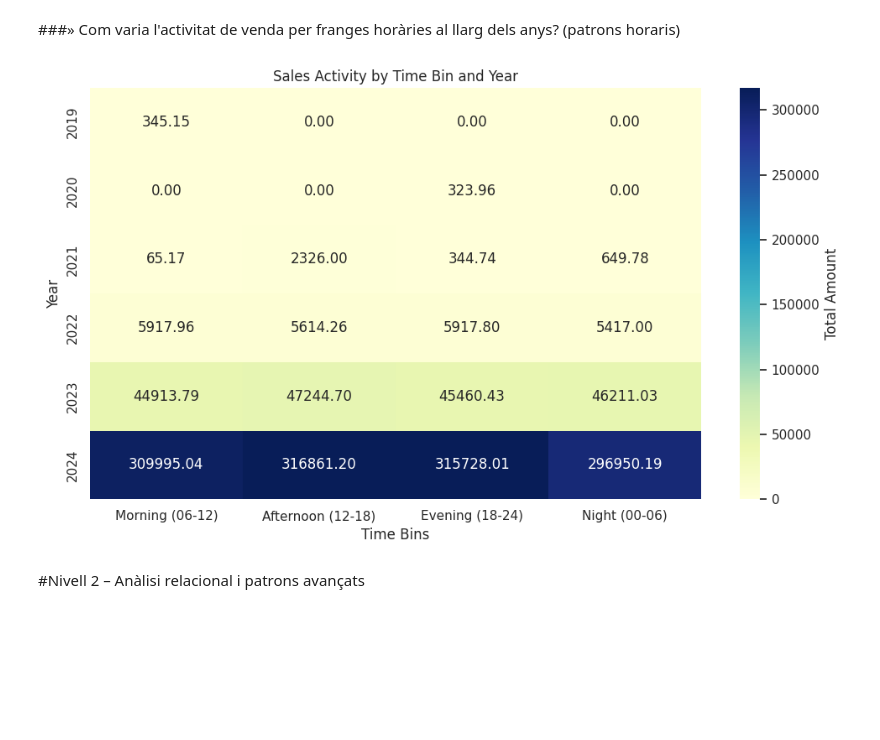
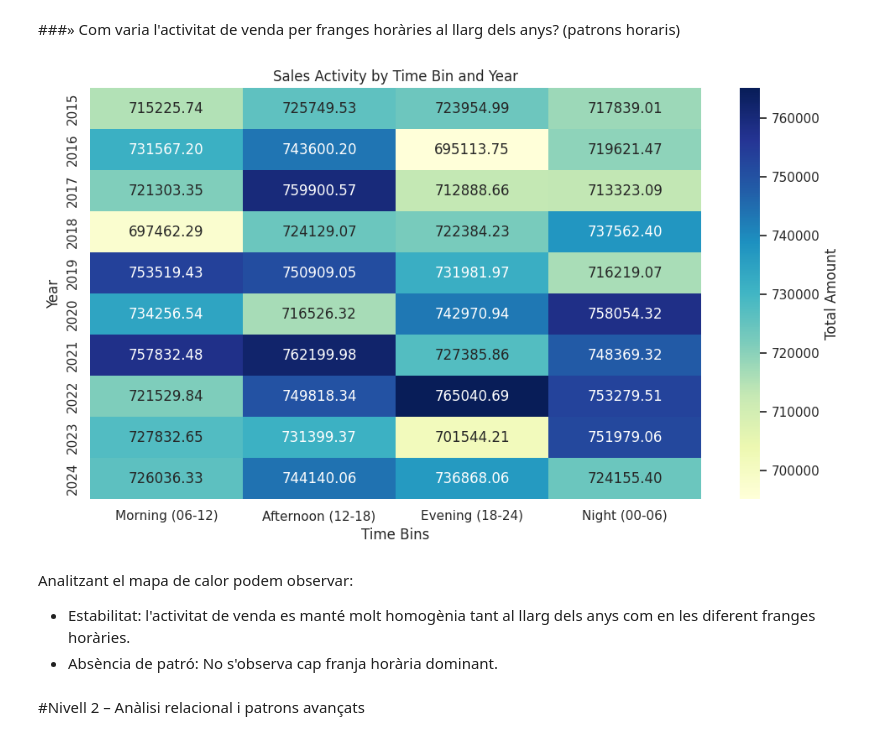
Before and after one commit to Aksce98/IT-Academy, a Jupyter notebook: Sprint_9/Sprint_9.ipynb, the cells around one changed output. Cells and saved outputs as stored; diff of their text form; code cells hidden in the pictures; blank space fills up the shorter version.

```diff
--- a/Sprint_9/Sprint_9.ipynb
+++ b/Sprint_9/Sprint_9.ipynb
@@ -94,0 +172,29 @@ No s'observen diferències significants en els imports de les transaccions en le
+# %%
+# 1. Creem una nova columna amb l'hora del dia a partir del timestamp
+transactions['hora'] = transactions['timestamp'].dt.hour
+
+# 2. Configurem la mida de la figura per a una visualització clara
+plt.figure(figsize=(14, 6))
+
+# 3. Utilitzem un violinplot de seaborn per analitzar la distribució dels imports
+sns.violinplot(
+    data=transactions,
+    x='hora',
+    y='amount',
+    hue='declined',
+    split=True,
+    inner='quartile',
+    palette={0: '#2ca02c', 1: '#d62728'}  # Verd per acceptades, vermell per rebutjades
+)
+
+# 4. Personalitzem i millorem el gràfic
+plt.title("Distribució de l'Import de les Transaccions per Hora i Estat", fontsize=14, fontweight='bold')
+plt.xlabel("Hora del dia (0-23)", fontsize=12)
+plt.ylabel("Import de la Transacció (€)", fontsize=12)
+
+# Ajustem la llegenda per fer-la més explicativa
+plt.legend(title="Estat", labels=['Acceptada (0)', 'Rebutjada (1)'], loc='upper right')
+
+plt.grid(True, axis='y', linestyle='--', alpha=0.7)
+plt.tight_layout()
+plt.show()
@@ -231,33 +341,38 @@ No, tots els usuaris van deixar de comprar far temps, ja que la última transacc
 # %%
 def assign_time_bin(hour):
     if 6 <= hour < 12:
         return 'Morning (06-12)'
     elif 12 <= hour < 18:
         return 'Afternoon (12-18)'
     elif 18 <= hour < 24:
         return 'Evening (18-24)'
     else:
         return 'Night (00-06)'
 
+df = pd.DataFrame()
 df['amount'] = transactions['amount']
-df['year'] = df['timestamp'].dt.year
-df['hour'] = df['timestamp'].dt.hour
+df['year'] = transactions['timestamp'].dt.year
+df['hour'] = transactions['timestamp'].dt.hour
 df['time_bin'] = df['hour'].apply(assign_time_bin)
 
 ct = pd.crosstab(df['year'], df['time_bin'], values=df['amount'], aggfunc='sum').fillna(0)
 
 time_order = ['Morning (06-12)', 'Afternoon (12-18)', 'Evening (18-24)', 'Night (00-06)']
 ct = ct.reindex(columns=[col for col in time_order if col in ct.columns])
 
 plt.figure(figsize=(10, 6))
 sns.heatmap(ct, annot=True, fmt=".2f", cmap="YlGnBu", cbar_kws={'label': 'Total Amount'})
 plt.title("Sales Activity by Time Bin and Year")
 plt.xlabel("Time Bins")
 plt.ylabel("Year")
 plt.tight_layout()
 plt.show()
 # %% [output]
-[figure, old version]
+[figure, new version]
+# %% [markdown]
+Analitzant el mapa de calor podem observar:
+- Estabilitat: l'activitat de venda es manté molt homogènia tant al llarg dels anys com en les diferent franges horàries.
+- Absència de patró: No s'observa cap franja horària dominant.
 # %% [markdown]
 #Nivell 2 – Anàlisi relacional i patrons avançats
 # %% [markdown]
```
Also changed, not shown: parts of 27 cells of this notebook.
